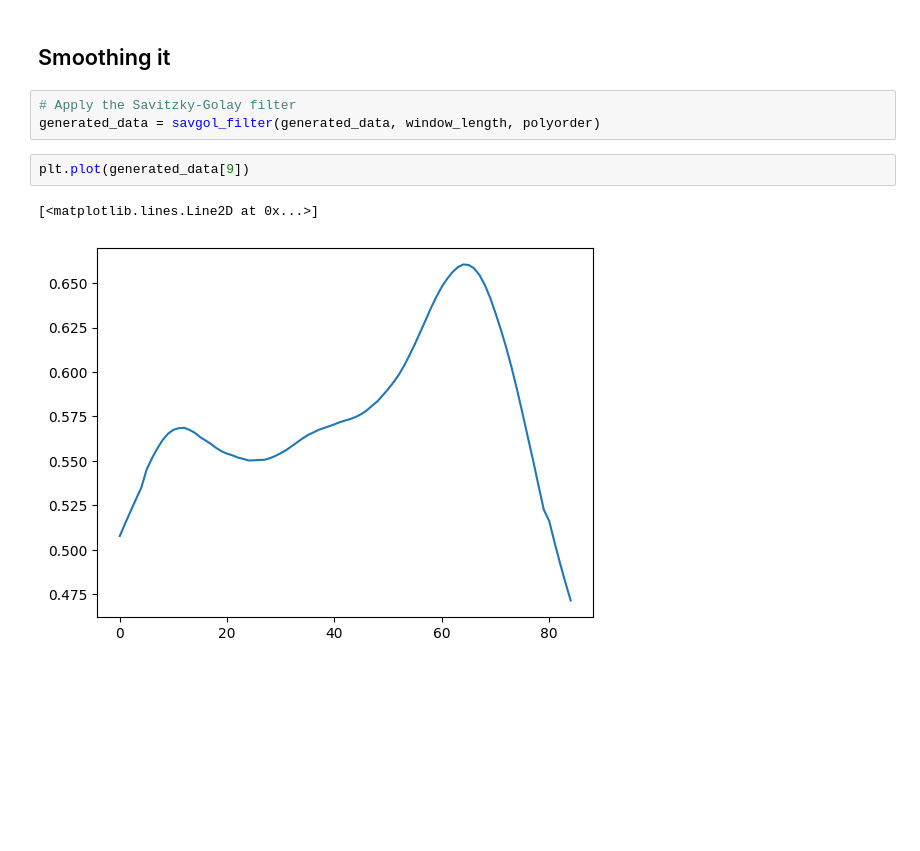
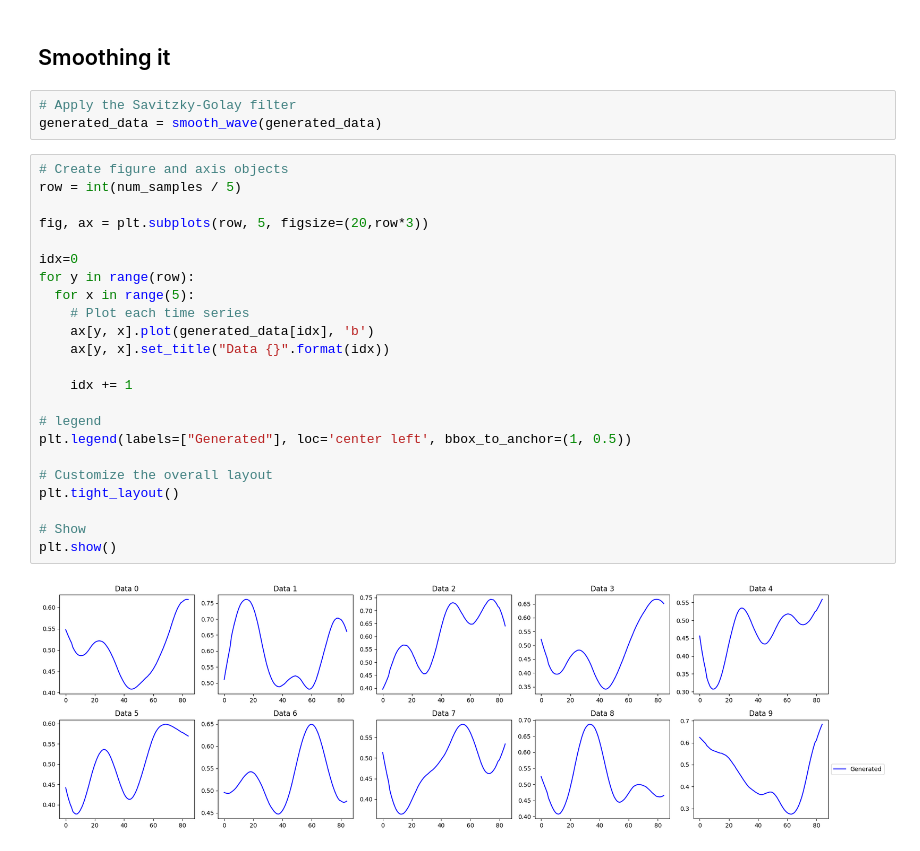
Before and after one commit to yokahealthcare/Anasa-GAN, a Jupyter notebook: [Main_v2] [AE] Breathing_Wave.ipynb, the cells around one changed output. Saved outputs shown, nothing was run; the diff lists cells and outputs as text; blank space fills up the shorter version.

```diff
--- a/[Main_v2] [AE] Breathing_Wave.ipynb
+++ b/[Main_v2] [AE] Breathing_Wave.ipynb
@@ -268,9 +300,29 @@ plt.plot(generated_data[6])
 ## Smoothing it
 # %%
 # Apply the Savitzky-Golay filter
-generated_data = savgol_filter(generated_data, window_length, polyorder)
+generated_data = smooth_wave(generated_data)
-# %%
-plt.plot(generated_data[9])
-# %% [output]
-[<matplotlib.lines.Line2D at 0x...>]
-[figure, removed]
+# %%
+# Create figure and axis objects
+row = int(num_samples / 5)
+
+fig, ax = plt.subplots(row, 5, figsize=(20,row*3))
+
+idx=0
+for y in range(row):
+  for x in range(5):
+    # Plot each time series
+    ax[y, x].plot(generated_data[idx], 'b')
+    ax[y, x].set_title("Data {}".format(idx))
+
+    idx += 1
+
+# legend
+plt.legend(labels=["Generated"], loc='center left', bbox_to_anchor=(1, 0.5))
+
+# Customize the overall layout
+plt.tight_layout()
+
+# Show
+plt.show()
+# %% [output]
+[figure, added]
```
Also changed, not shown: parts of 9 cells of this notebook.
